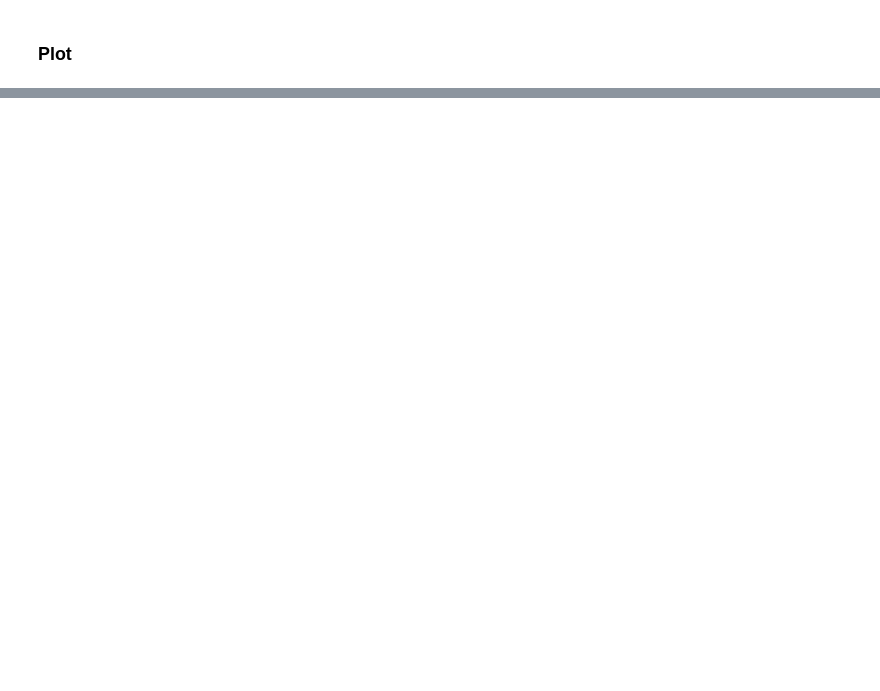
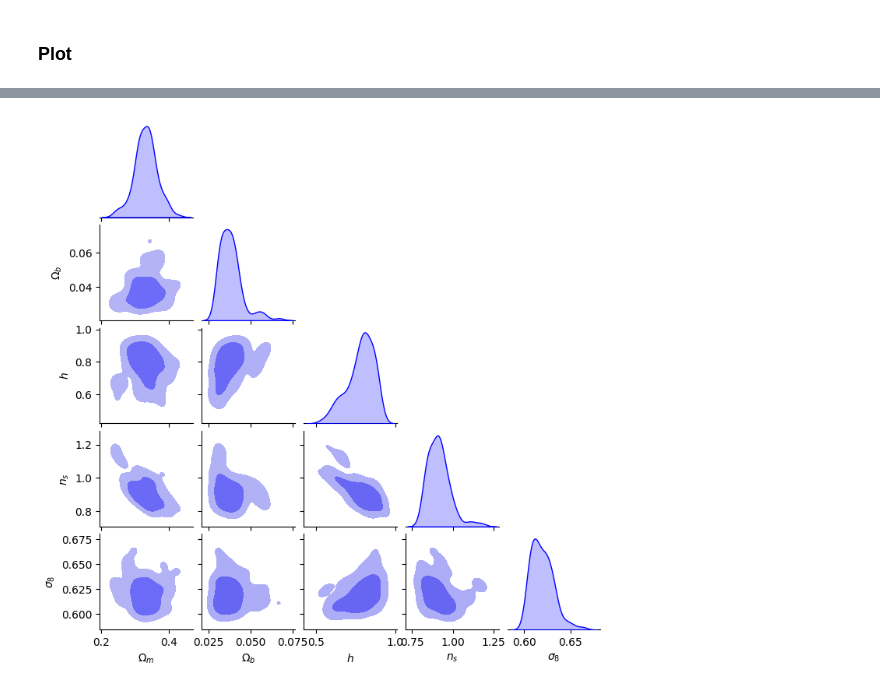
Before and after one commit to maho3/ltu-gobig, a Jupyter notebook: experiments/mtnglike/inference_mtng.ipynb, the cells around one changed output, grey strips where cells are left out. Saved outputs shown, nothing was run; the diff lists cells and outputs as text; code cells hidden in the pictures; blank space fills up the shorter version.

```diff
--- a/experiments/mtnglike/inference_mtng.ipynb
+++ b/experiments/mtnglike/inference_mtng.ipynb
@@ -198,0 +365,14 @@ thetaobs = cosmotest
+# %%
+import seaborn as sns
+fig = sns.pairplot(
+    df1,
+    kind='kde', corner=True,
+    vars=[r'$\Omega_m$', r'$\Omega_b$', r'$h$', r'$n_s$', r'$\sigma_8$'],
+    plot_kws=dict(levels=[0.05, 0.32, 1], fill=True, color='blue'),
+    diag_kws=dict(color='blue')
+)
+
+fig.fig.set_size_inches(7, 7)
+fig.savefig('/home/x-mho1/git/ltu-gobig/experiments/mtnglike/cosmo_corner.png', dpi=300)
+# %% [output]
+[figure, added]
```
Also changed, not shown: parts of 35 cells of this notebook, 2 other files.
